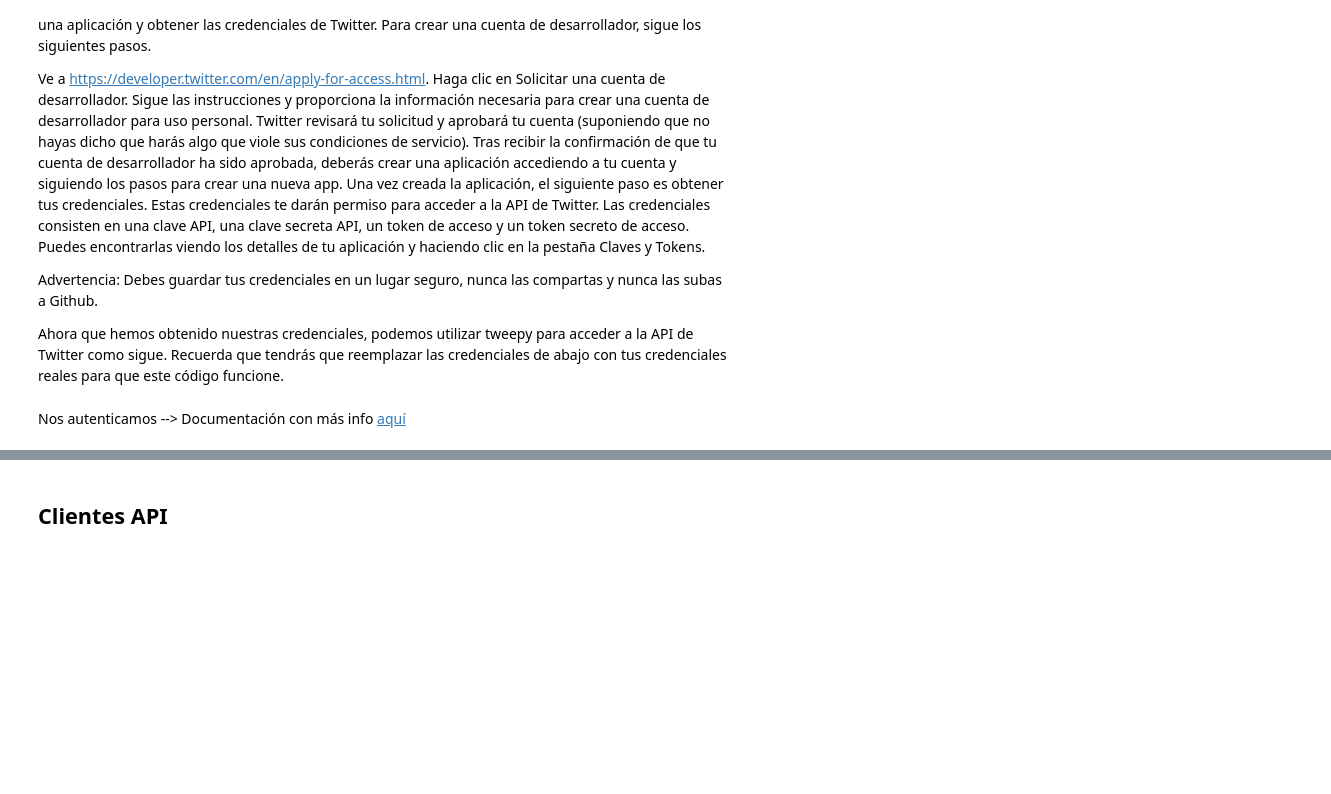
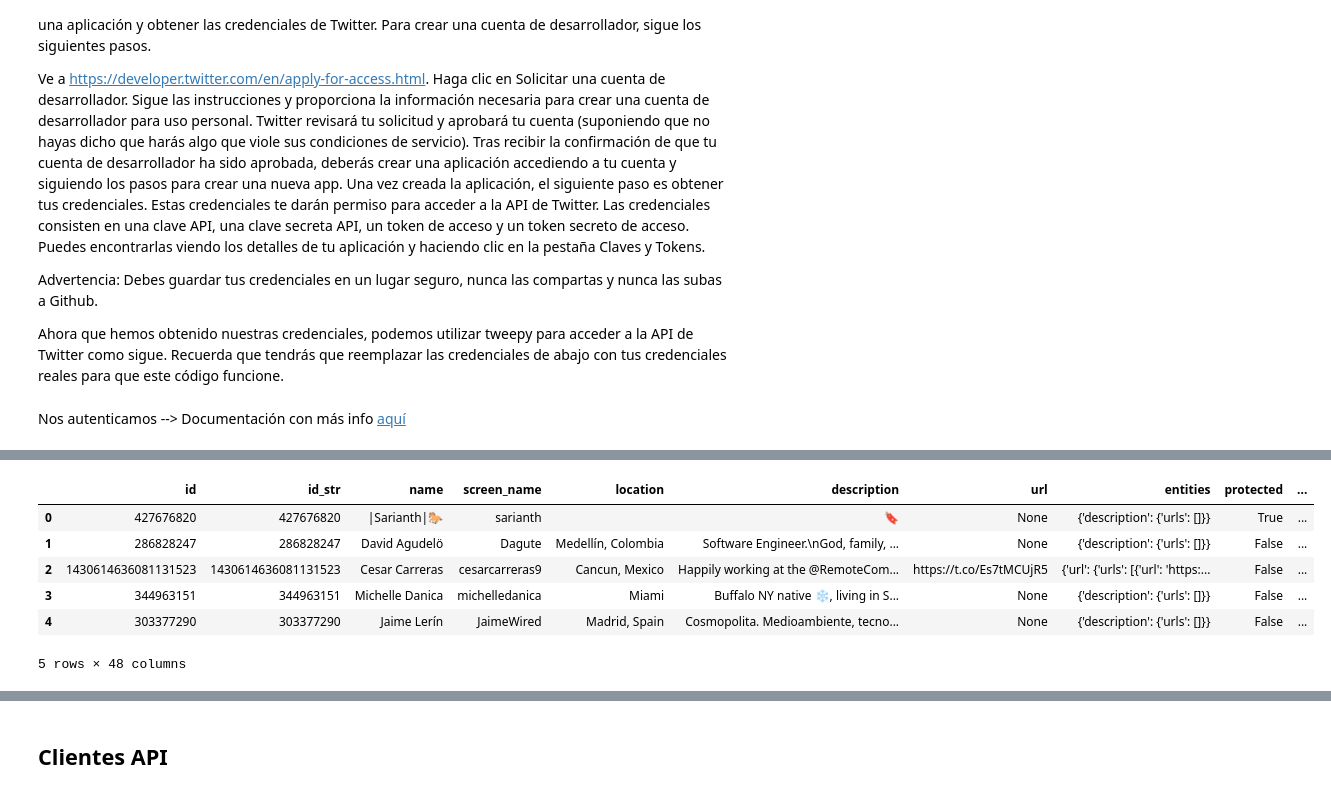
Before and after one commit to Ironhack-Data-Madrid-Agosto-2021/classroom-materials, a Jupyter notebook: week_03/03-apis.ipynb, the cells around one changed output, grey strips where cells are left out. Cells and saved outputs as stored; diff of their text form; code cells hidden in the pictures; blank space fills up the shorter version.

```diff
--- a/week_03/03-apis.ipynb
+++ b/week_03/03-apis.ipynb
@@ -671,3 +671,7 @@ ACCESS_TOKEN = os.getenv("ACCESS_TOKEN")
 ACCESS_TOKEN_SECRET = os.getenv("ACCESS_TOKEN_SECRET")
 # %% [markdown]
 Nos autenticamos --> Documentación con más info [aquí](https://docs.tweepy.org/en/latest/auth_tutorial.html)
+# %%
+auth = tweepy.OAuthHandler(API_KEY, API_SECRET) #Esta es la forma de autenticarnos mediante tweepy
+auth.set_access_token(ACCESS_TOKEN, ACCESS_TOKEN_SECRET)
+api = tweepy.API(auth)
@@ -673,0 +701,2 @@ Nos autenticamos --> Documentación con más info [aquí](https://docs.tweepy.or
+# %%
+res = api.followers("ironhack", count=200)
@@ -673,0 +705,15 @@ Nos autenticamos --> Documentación con más info [aquí](https://docs.tweepy.or
+# %%
+def followers(user):
+    res = api.followers(user, count=200)
+    fo = [fol._json for fol in res]
+    return pd.DataFrame(fo)
+# %%
+followers("ironhack").head()
+# %% [output]
+|  | id | id_str | name | screen_name | location | description | url | entities | protected | ... |
+| 0 | 427676820 | 427676820 | |Sarianth|🐎 | sarianth |  | 🔖 | None | {'description': {'urls': []}} | True | ... |
+| 1 | 286828247 | 286828247 | David Agudelö | Dagute | Medellín, Colombia | Software Engineer.\nGod, family, ... | None | {'description': {'urls': []}} | False | ... |
+| 2 | 1430614636081131523 | 1430614636081131523 | Cesar Carreras | cesarcarreras9 | Cancun, Mexico | Happily working at the @RemoteCom... | https://t.co/Es7tMCUjR5 | {'url': {'urls': [{'url': 'https:... | False | ... |
+| 3 | 344963151 | 344963151 | Michelle Danica | michelledanica | Miami | Buffalo NY native ❄️, living in S... | None | {'description': {'urls': []}} | False | ... |
+| 4 | 303377290 | 303377290 | Jaime Lerín | JaimeWired | Madrid, Spain | Cosmopolita. Medioambiente, tecno... | None | {'description': {'urls': []}} | False | ... |
+5 rows × 48 columns
```
Also changed, not shown: parts of 67 cells of this notebook.
